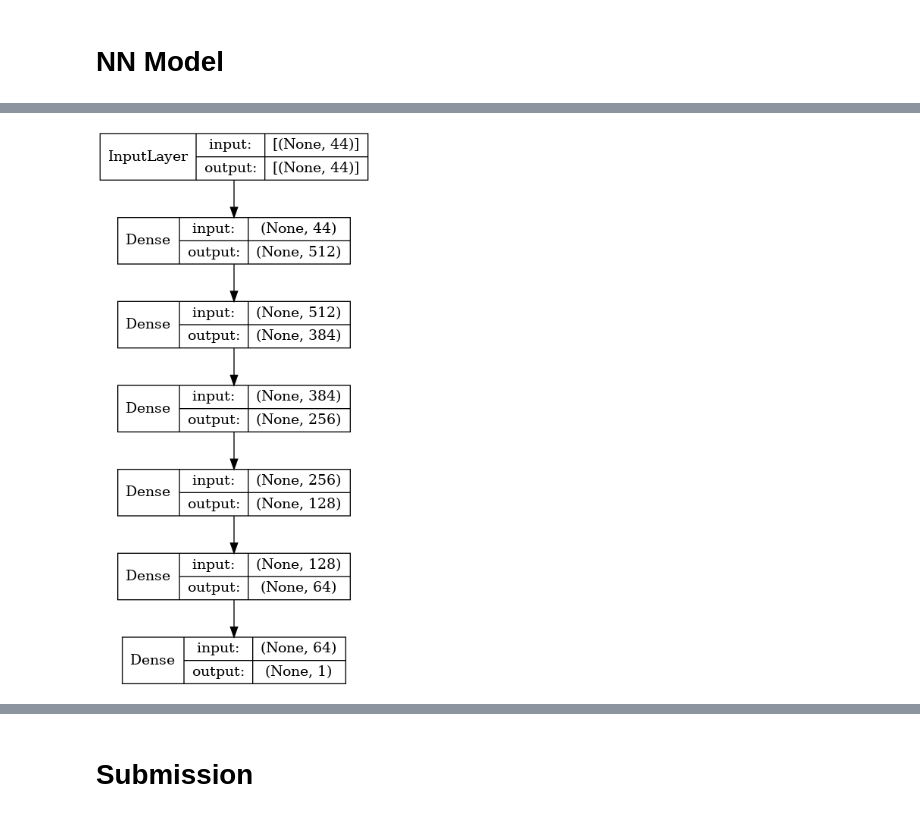
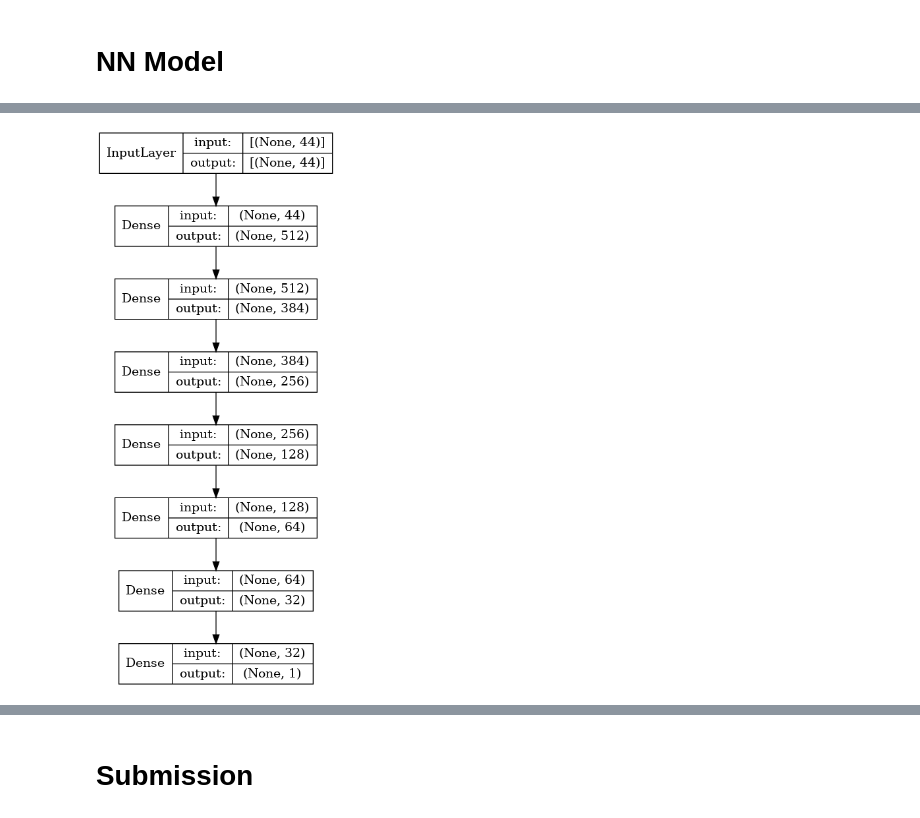
Before and after one commit to nsu1210/Kaggle, a Jupyter notebook: tps-may22-cls-nn.ipynb, the cells around one changed output, grey strips where cells are left out. Cells and saved outputs as stored; diff of their text form; code cells hidden in the pictures.

```diff
--- a/tps-may22-cls-nn.ipynb
+++ b/tps-may22-cls-nn.ipynb
@@ -184,27 +185,29 @@ To enable them in other operations, rebuild TensorFlow with the appropriate comp
 # %%
 def nn_model():
 
     x_input = Input(shape=(X_train.shape[1]))
     x = Dense(512, kernel_regularizer=regularizers.l2(1e-5),
               activation='swish')(x_input)
     x = Dense(384, kernel_regularizer=regularizers.l2(1e-5),
               activation='swish')(x)
     x = Dense(256, kernel_regularizer=regularizers.l2(1e-5),
               activation='swish')(x)
     x = Dense(128, kernel_regularizer=regularizers.l2(1e-5),
               activation='swish')(x)
     x = Dense(64, kernel_regularizer=regularizers.l2(1e-5),
               activation='swish')(x)
+    x = Dense(32, kernel_regularizer=regularizers.l2(1e-5),
+              activation='swish')(x)
     output = Dense(1, activation='sigmoid')(x)
 
     model = Model(inputs=x_input, outputs=output)
 
     return model
 
 model = nn_model()
 plot_model(model, show_layer_names=False, show_shapes=True)
 # %% [output]
-[figure, old version]
+[figure, new version]
 # %%
 BATCH_SIZE = 4096
 
```
Also changed, not shown: parts of 5 cells of this notebook.
